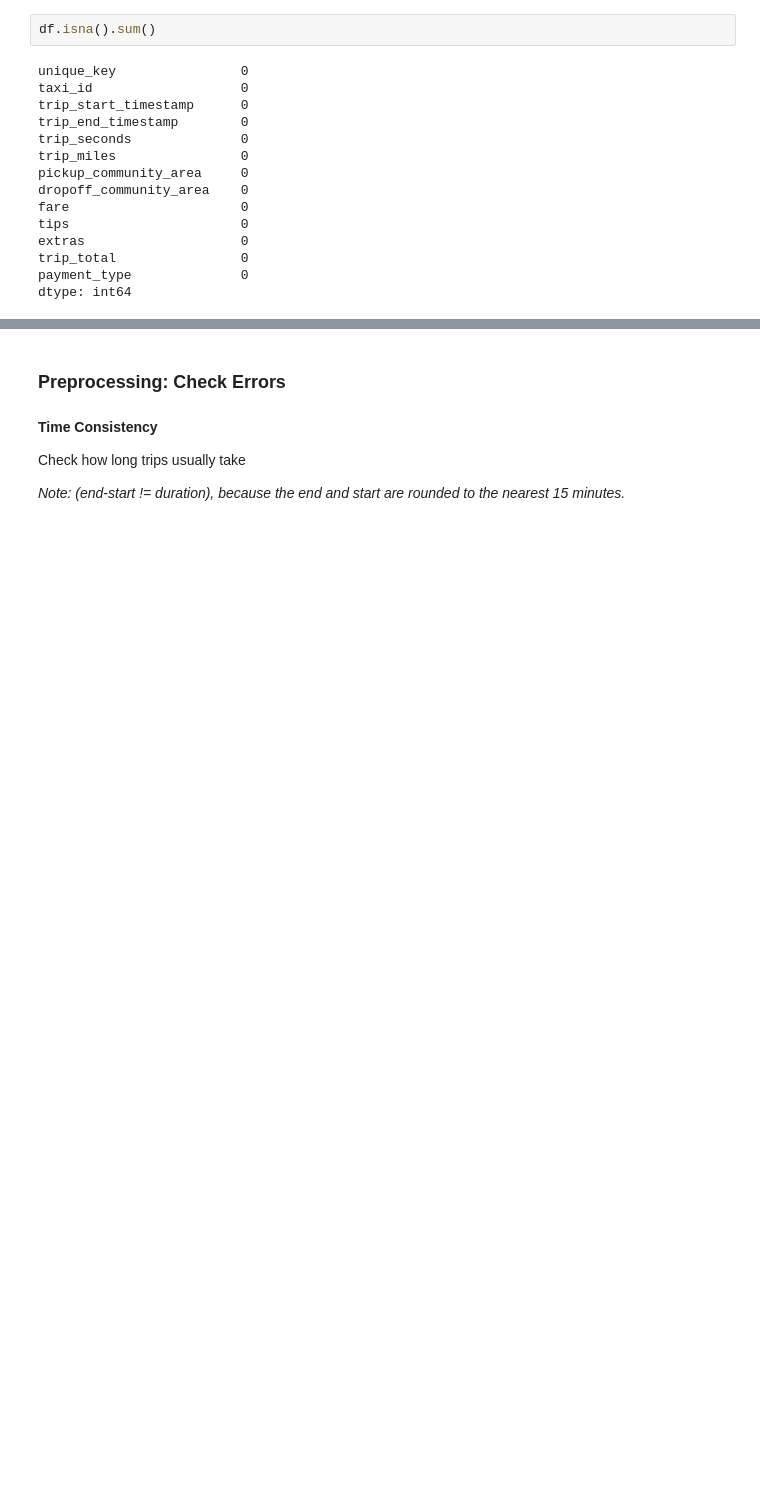
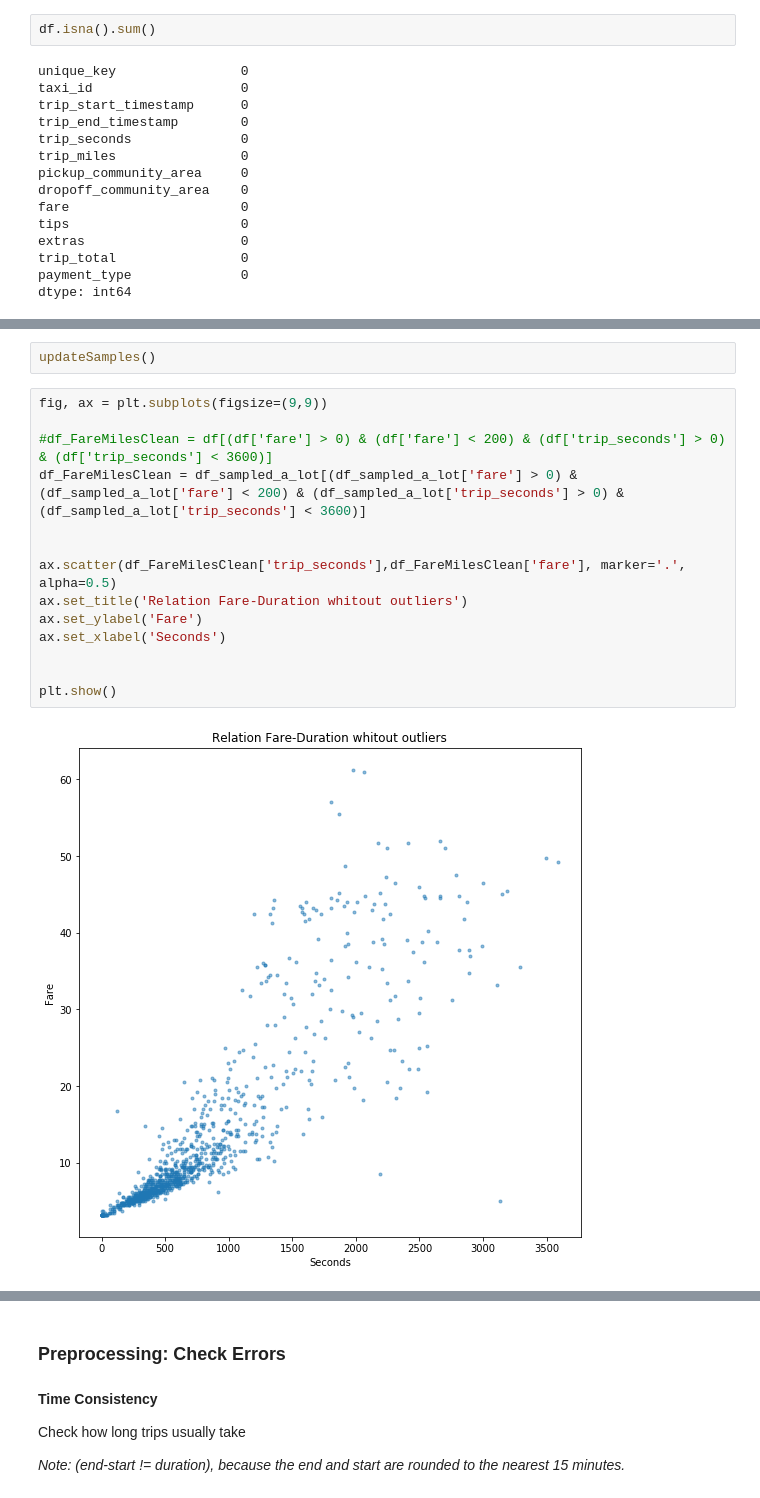
Before and after one commit to alexisgaziello/CSP_MATH_571_taxi_oracle, a Jupyter notebook: src/trips_cleaning.ipynb, the cells around one changed output, grey strips where cells are left out. Cells and saved outputs as stored; diff of their text form; blank space fills up the shorter version.

```diff
--- a/src/trips_cleaning.ipynb
+++ b/src/trips_cleaning.ipynb
@@ -293,0 +403,18 @@ dtype: int64
+# %%
+updateSamples()
+# %%
+fig, ax = plt.subplots(figsize=(9,9))
+
+#df_FareMilesClean = df[(df['fare'] > 0) & (df['fare'] < 200) & (df['trip_seconds'] > 0) & (df['trip_seconds'] < 3600)]
+df_FareMilesClean = df_sampled_a_lot[(df_sampled_a_lot['fare'] > 0) & (df_sampled_a_lot['fare'] < 200) & (df_sampled_a_lot['trip_seconds'] > 0) & (df_sampled_a_lot['trip_seconds'] < 3600)]
+
+
+ax.scatter(df_FareMilesClean['trip_seconds'],df_FareMilesClean['fare'], marker='.', alpha=0.5)
+ax.set_title('Relation Fare-Duration whitout outliers')
+ax.set_ylabel('Fare')
+ax.set_xlabel('Seconds')
+
+
+plt.show()
+# %% [output]
+[figure, added]
```
Also changed, not shown: parts of 31 cells of this notebook.
